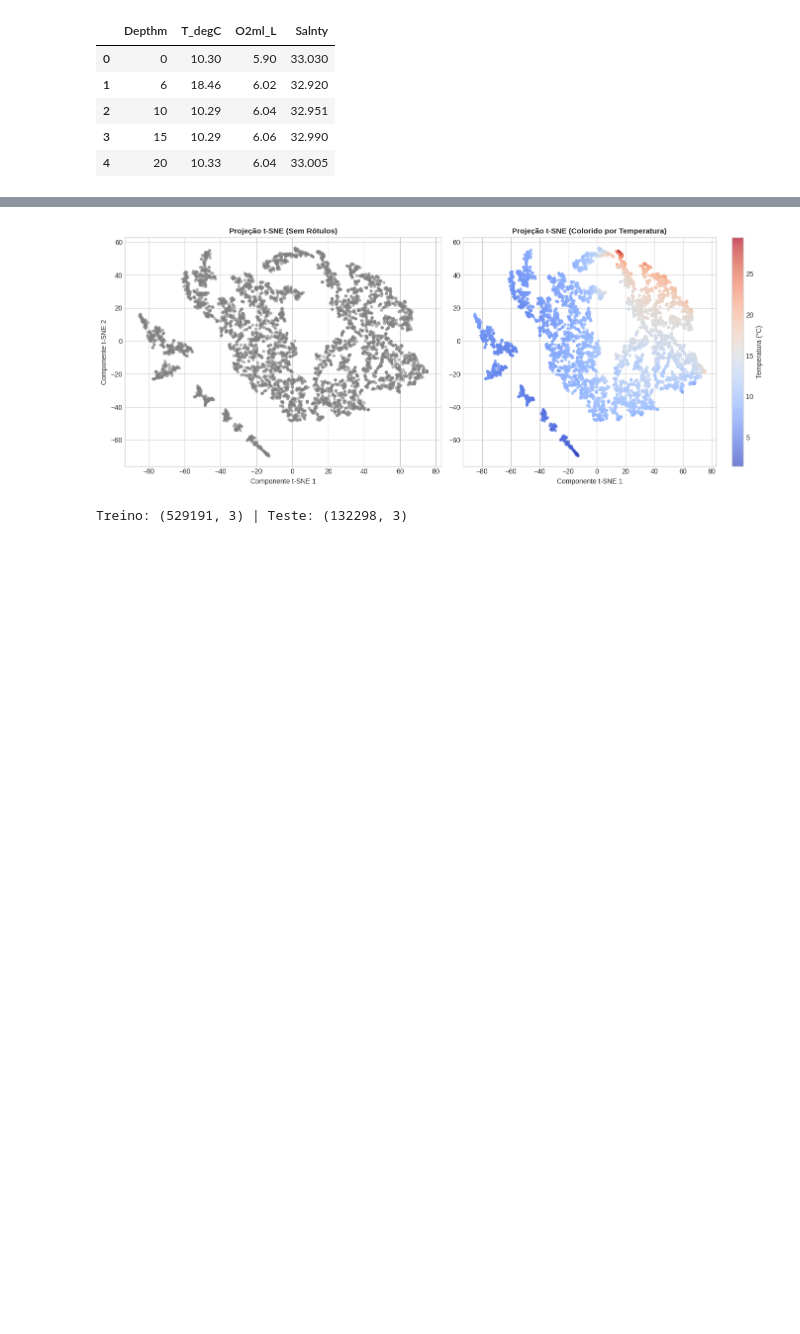
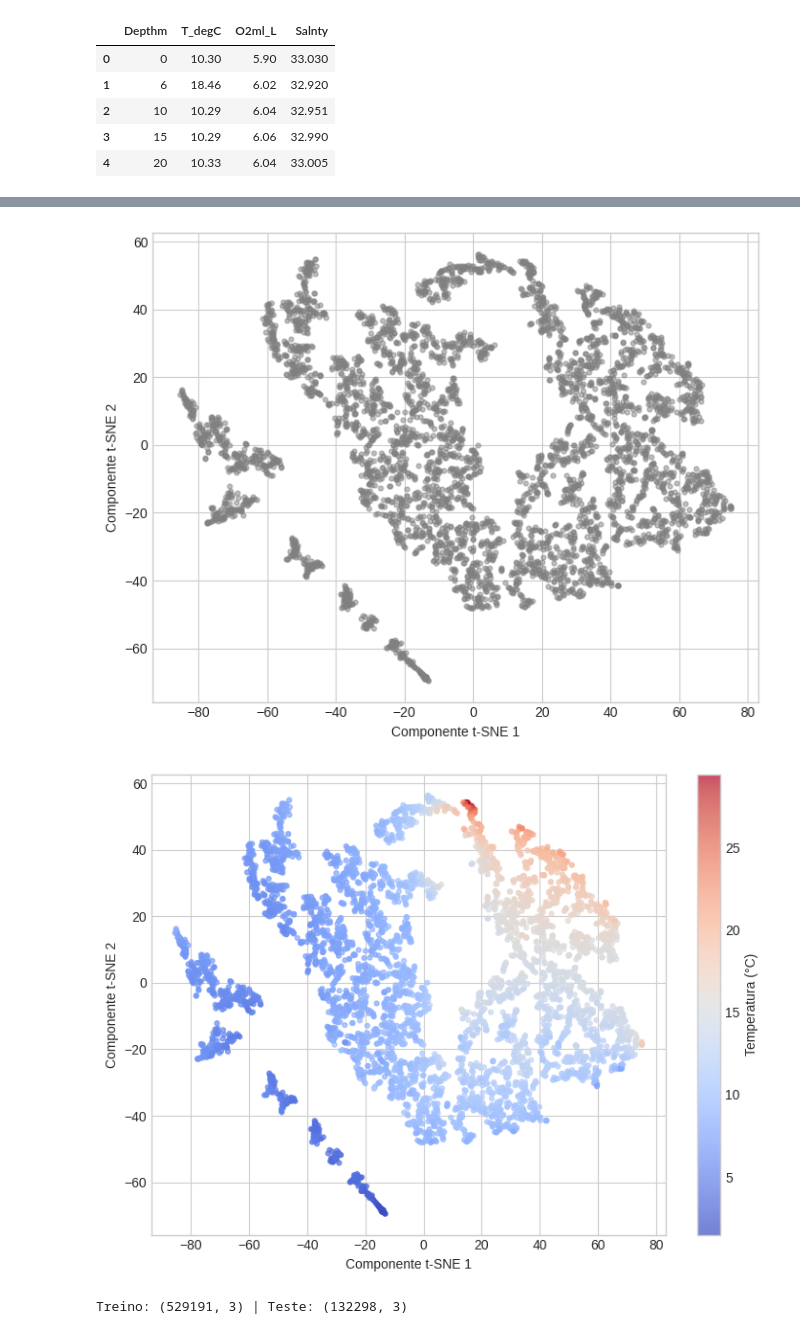
Before and after one commit to Singleeee/T1-IA-Regressao, a Jupyter notebook: Regression_limpo.ipynb, the cells around one changed output, grey strips where cells are left out. Drawn from its saved outputs; the diff is of its cells as text; code cells hidden in the pictures; blank space fills up the shorter version.

```diff
--- a/Regression_limpo.ipynb
+++ b/Regression_limpo.ipynb
@@ -91,29 +91,37 @@ plt.show()
 # %%
-# Amostra de 5.000 pontos para viabilidade do t-SNE
+# [Célula 5] Análise Exploratória 3: Clusterização Visual via t-SNE (Imagens Separadas)
+
+# 1. Amostra de 5.000 pontos e padronização
 df_sample = df_clean.sample(n=5000, random_state=42)
 X_sample_scaled = StandardScaler().fit_transform(df_sample)
 
+# 2. Processamento do t-SNE
 tsne = TSNE(n_components=2, perplexity=30, random_state=42, n_iter=1000)
 X_tsne = tsne.fit_transform(X_sample_scaled)
 
-fig, axes = plt.subplots(1, 2, figsize=(14, 5.5))
 
-# Projeção sem rótulos (apenas estrutura espacial)
-axes[0].scatter(X_tsne[:, 0], X_tsne[:, 1], alpha=0.5, c='gray', s=12)
-axes[0].set_title('Projeção t-SNE (Sem Rótulos)', fontsize=11, fontweight='bold')
-axes[0].set_xlabel('Componente t-SNE 1')
-axes[0].set_ylabel('Componente t-SNE 2')
-
-# Projeção com rótulos (Colorido por Temperatura)
-scatter = axes[1].scatter(X_tsne[:, 0], X_tsne[:, 1], c=df_sample['T_degC'], cmap='coolwarm', alpha=0.7, s=12)
-axes[1].set_title('Projeção t-SNE (Colorido por Temperatura)', fontsize=11, fontweight='bold')
-axes[1].set_xlabel('Componente t-SNE 1')
-fig.colorbar(scatter, ax=axes[1], label='Temperatura (°C)')
-
+# --- IMAGEM 1: Projeção Sem Rótulos ---
+plt.figure(figsize=(7, 5.5))
+plt.scatter(X_tsne[:, 0], X_tsne[:, 1], alpha=0.5, c='gray', s=12)
+plt.title('', fontsize=11, fontweight='bold')
+plt.xlabel('Componente t-SNE 1')
+plt.ylabel('Componente t-SNE 2')
 plt.tight_layout()
 plt.show()
+
+
+# --- IMAGEM 2: Projeção Com Rótulos (Colorido por Temperatura) ---
+plt.figure(figsize=(7.5, 5.5))
+scatter = plt.scatter(X_tsne[:, 0], X_tsne[:, 1], c=df_sample['T_degC'], cmap='coolwarm', alpha=0.7, s=12)
+plt.title('', fontsize=11, fontweight='bold')
+plt.xlabel('Componente t-SNE 1')
+plt.ylabel('Componente t-SNE 2')
+plt.colorbar(scatter, label='Temperatura (°C)')
+plt.tight_layout()
+plt.show()
 # %% [output]
-[figure, old version]
+[figure, new version]
+[figure, added]
 # %%
 X = df_clean[['T_degC', 'O2ml_L']].values
 y = df_clean['Salnty'].values.reshape(-1, 1)
```
Also changed, not shown: parts of 4 cells of this notebook.
